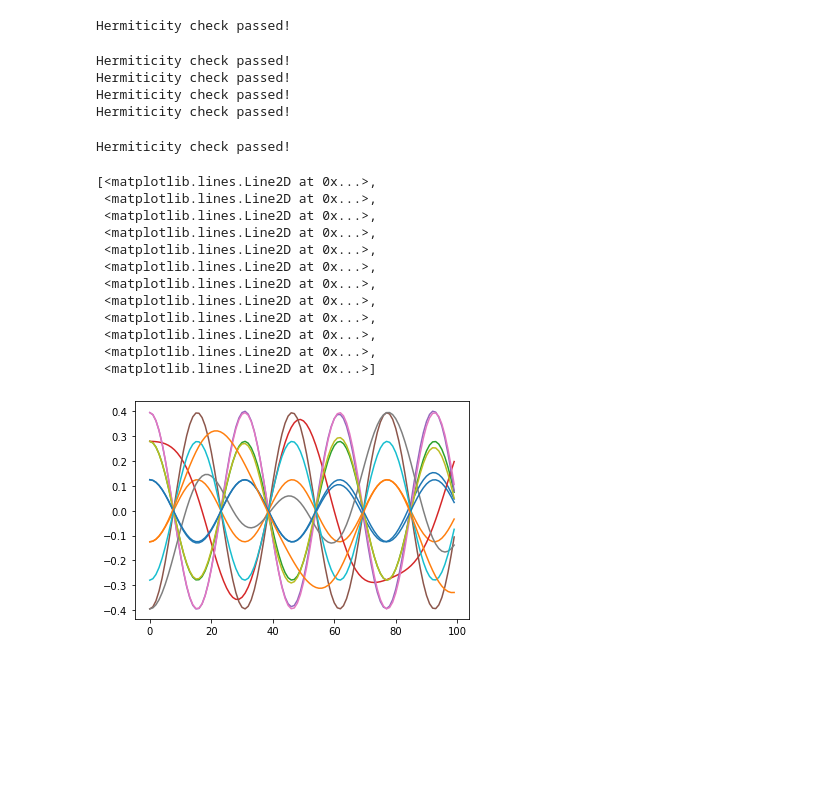
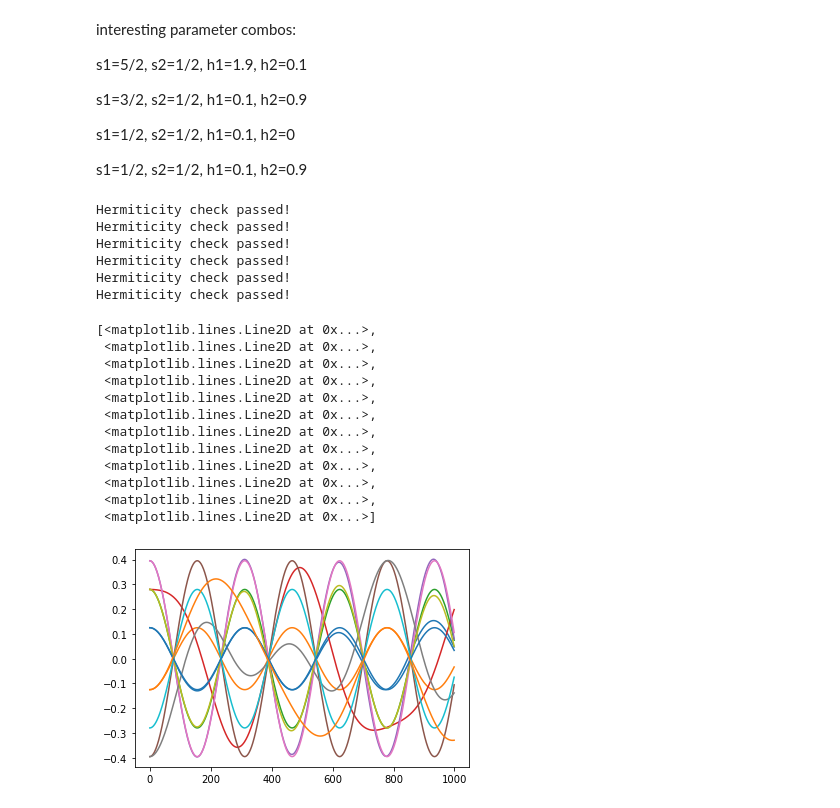
Before and after one commit to reylambert/quspinpractice, a Jupyter notebook: tentative 2 spin code.ipynb, the cells around one changed output. Drawn from its saved outputs; the diff is of its cells as text; code cells hidden in the pictures; blank space fills up the shorter version.

```diff
--- a/tentative 2 spin code.ipynb
+++ b/tentative 2 spin code.ipynb
@@ -16,3 +20,13 @@ h2 = 0.1   ##field strength/magnitude 2
+# %% [markdown]
+interesting parameter combos:
+
+s1=5/2, s2=1/2, h1=1.9, h2=0.1
+
+s1=3/2, s2=1/2, h1=0.1, h2=0.9
+
+s1=1/2, s2=1/2, h1=0.1, h2=0
+
+s1=1/2, s2=1/2, h1=0.1, h2=0.9
 # %%
 def makeBasis(N, S1, S2):
     basis1 = spin_basis_general(N=N, S=S1)
@@ -56,12 +70,14 @@ basis = makeBasis(N, S1, S2)
 Jx_1, Jx_2 = spinOps(h1, h2, np.pi/2, 0, basis)
 Jy_1, Jy_2 = spinOps(h1, h2, np.pi/2, np.pi/2, basis)
 Jz_1, Jz_2 = spinOps(h1, h2, 0, 0, basis)
+
+Jzz_1, Jzz_2 = 0, 0 #??? (Jz_1)^2, (Jz_2)^2
 # %% [output]
 Hermiticity check passed!
+Hermiticity check passed!
+Hermiticity check passed!
+Hermiticity check passed!
+Hermiticity check passed!
+Hermiticity check passed!
-Hermiticity check passed!
-Hermiticity check passed!
-Hermiticity check passed!
-Hermiticity check passed!
-Hermiticity check passed!
 # %%
 #make H directly out of Jx operators, same data type as hamiltonians returned by spinOps
@@ -71,26 +87,26 @@ H = - h1*Jx_1 - h2*Jx_2
 # %%
 #find ground state, time evolve this state
 vals, vects = H.eigh()
-times = np.linspace(0.0, 10.0, 100)
+times = np.linspace(0.0, 10.0, 1000)
 
 v_t = H.evolve(vects[0], t0=0, times=times)
 
 #what are the axes? also what actually is the v_t output matrix??
 plt.plot(v_t.T)
 # %% [output]
 [<matplotlib.lines.Line2D at 0x...>,
  <matplotlib.lines.Line2D at 0x...>,
  <matplotlib.lines.Line2D at 0x...>,
  <matplotlib.lines.Line2D at 0x...>,
  <matplotlib.lines.Line2D at 0x...>,
  <matplotlib.lines.Line2D at 0x...>,
  <matplotlib.lines.Line2D at 0x...>,
  <matplotlib.lines.Line2D at 0x...>,
  <matplotlib.lines.Line2D at 0x...>,
  <matplotlib.lines.Line2D at 0x...>,
  <matplotlib.lines.Line2D at 0x...>,
  <matplotlib.lines.Line2D at 0x...>]
-[figure, old version]
+[figure, new version]
 # %%
 print(vals[0])
 print(vects[0])
```
Also changed, not shown: parts of 4 cells of this notebook.
